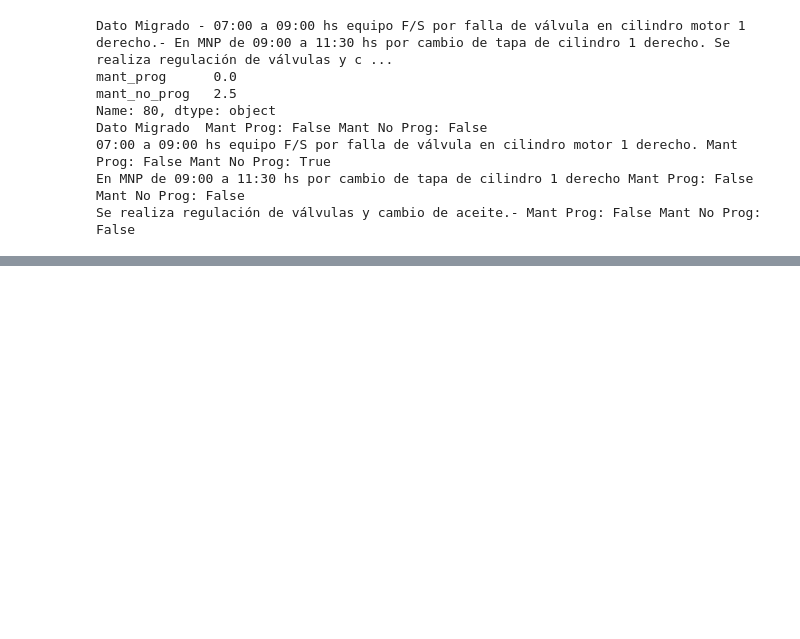
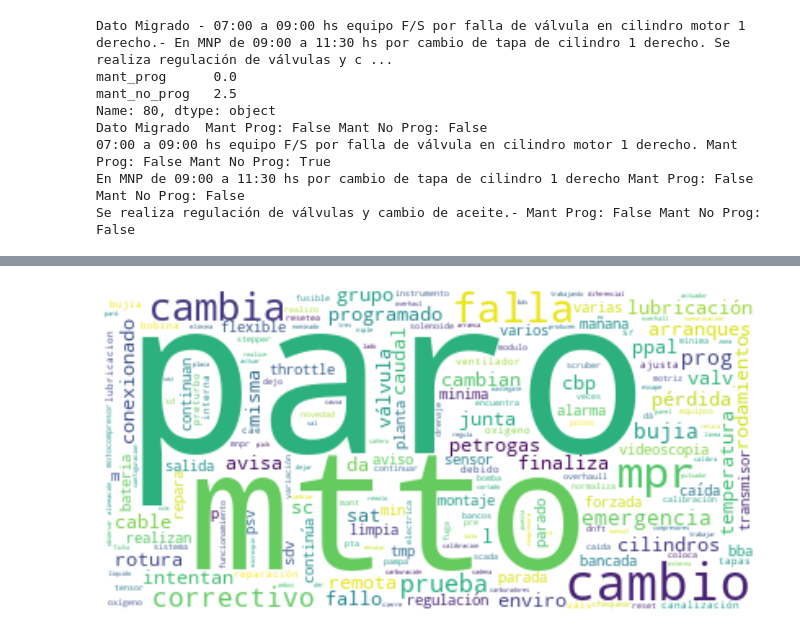
Before and after one commit to DoloresFerrando/data_science, a Jupyter notebook: 4_time_series/MP1 - EDA y Data Prep.ipynb, the cells around one changed output, grey strips where cells are left out. Cells and saved outputs as stored; diff of their text form; code cells hidden in the pictures; blank space fills up the shorter version.

Commit message:
2022-02-21 EDA y Data Prep más pruebas NLTK y WordCloud

```diff
--- a/4_time_series/MP1 - EDA y Data Prep.ipynb
+++ b/4_time_series/MP1 - EDA y Data Prep.ipynb
@@ -1434,0 +1445,27 @@ Se realiza regulación de válvulas y cambio de aceite.- Mant Prog: False Mant N
+# %%
+#Importing Libraries
+import matplotlib.pyplot as plt
+%matplotlib inline
+from wordcloud import WordCloud
+# Librería estándar para operaciones comunes con strings.
+# string.punctuation: String of ASCII characters which are considered punctuation characters in the C locale:
+# !"#$%&'()*+,-./:;<=>?@[\]^_`{|}~
+import string
+
+from nltk.corpus import stopwords
+nltk.download('stopwords')
+stop_words = set(stopwords.words('spanish'))
+
+from nltk.probability import FreqDist
+# %%
+# Análisis preliminar para detectar palabras poco útiles (para luego sacarlas)
+# NOTA: recomiendan que para tokenize de palabras antes se haga tokenize de oraciones:
+#text = " ".join(line for line in df_diario.comments.str.lower())
+text = " ".join(line for line in df_diario[(df_diario.mant_prog>0) | (df_diario.mant_no_prog>0)].comments.str.lower())
+fdist = FreqDist()
+for sentence in nltk.tokenize.sent_tokenize(text):
+    for word in nltk.tokenize.word_tokenize(sentence):
+        if word not in stop_words:
+            fdist[word] += 1
+top = fdist.most_common(20)
+top
@@ -1434,0 +1557,11 @@ Se realiza regulación de válvulas y cambio de aceite.- Mant Prog: False Mant N
+# %%
+# WordCloud doesnt work with Nan --> Remove NaN Values
+# Creating word_cloud with text as argument in .generate() method
+word_cloud = WordCloud(collocations = False, background_color = 'white').generate(text)
+# Display the generated Word Cloud
+plt.figure(figsize=(15, 6))
+plt.imshow(word_cloud, interpolation='bilinear')
+plt.axis("off")
+plt.show()
+# %% [output]
+[figure, added]
```
Also changed, not shown: parts of 6 cells of this notebook.
